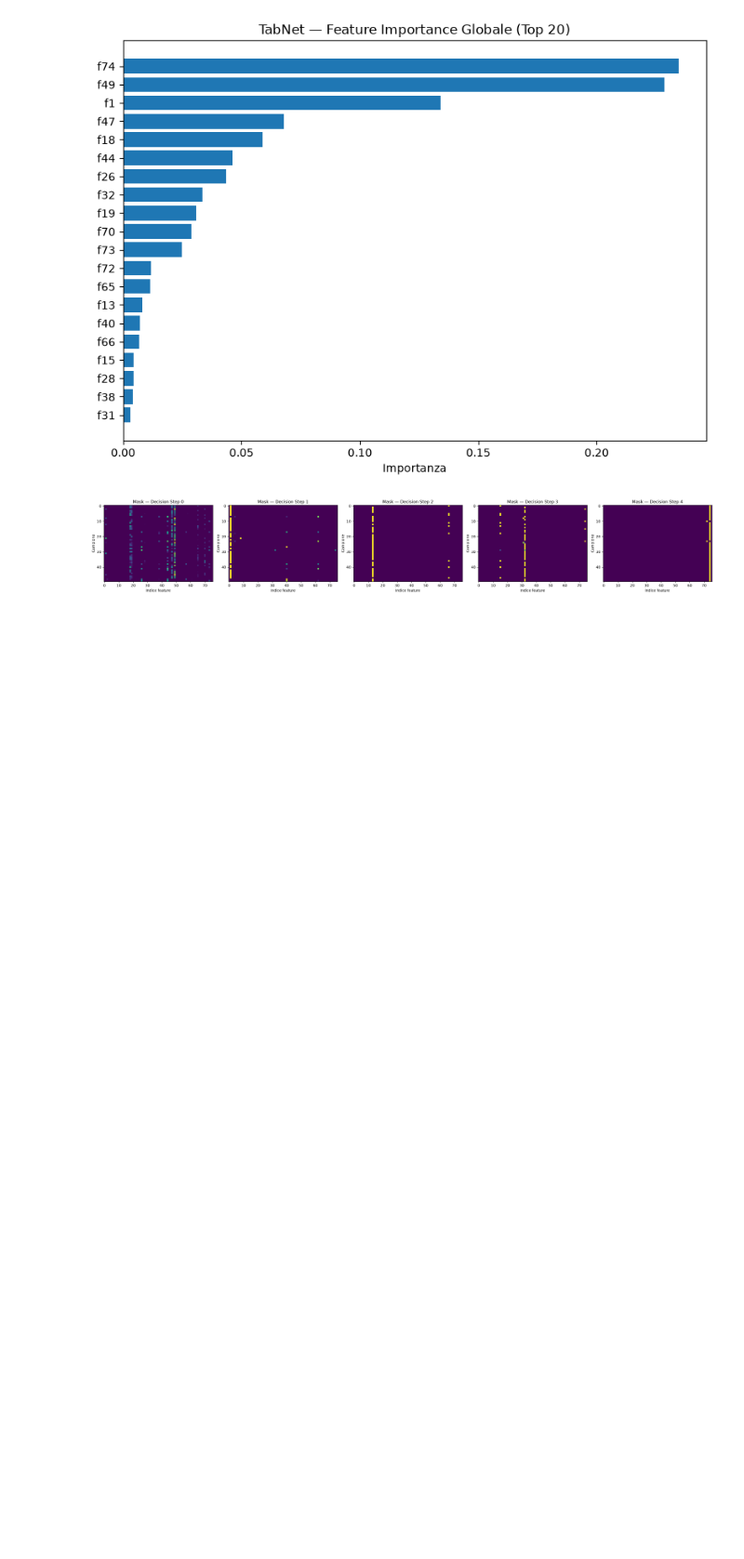
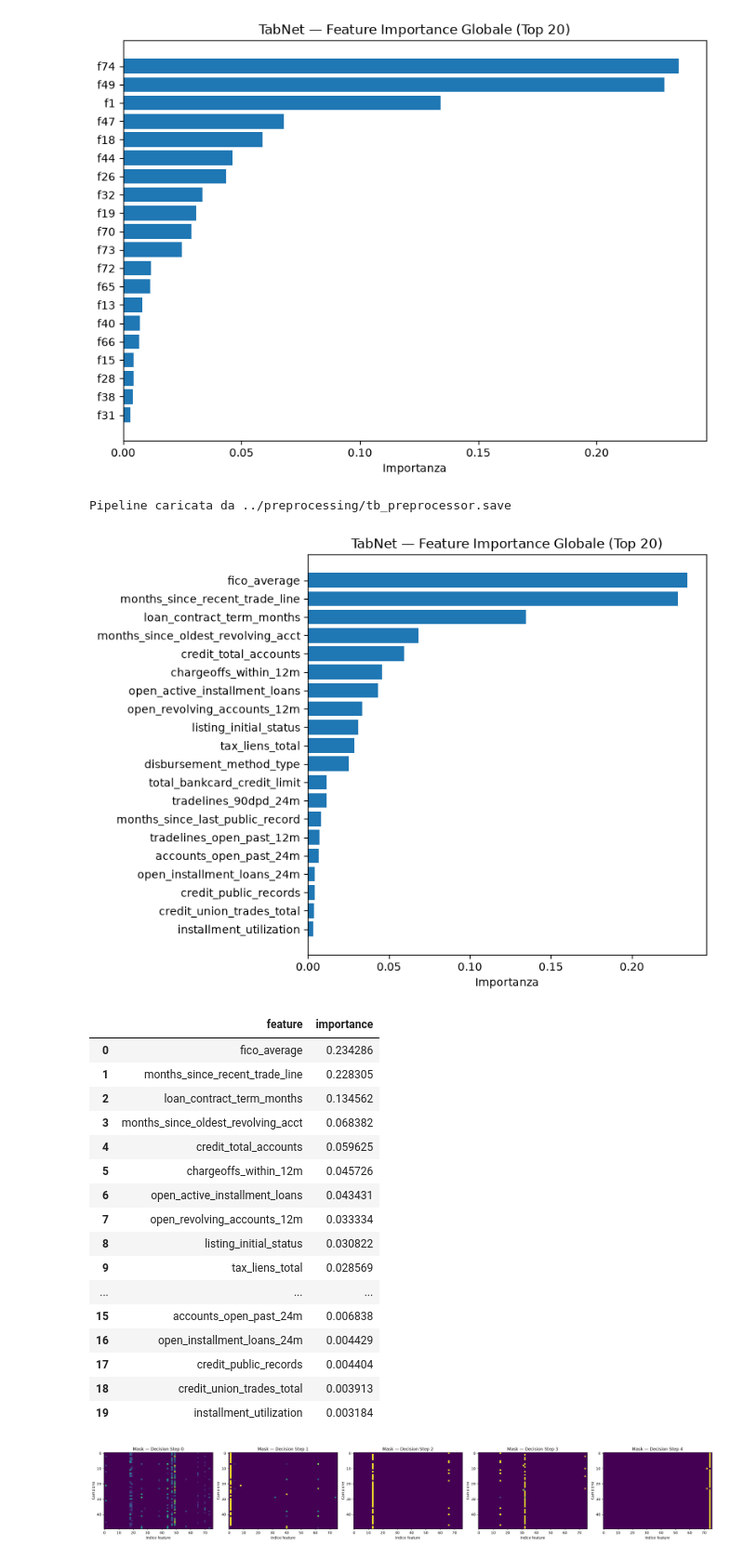
Before and after one commit to gabb-OS/loan-risk-rating-prediction, a Jupyter notebook: src/pipeline_tabnet.ipynb, the cells around one changed output. Shown at 93% size. Saved outputs shown, nothing was run; the diff lists cells and outputs as text; code cells hidden in the pictures; blank space fills up the shorter version.

```diff
--- a/src/pipeline_tabnet.ipynb
+++ b/src/pipeline_tabnet.ipynb
@@ -706,6 +738,65 @@ plt.tight_layout()
 plt.show()
 # %% [output]
 [figure]
+# %%
+MODEL_PATH        = os.path.join(MODEL_DIR,   "tb.zip")
+PREPROCESSOR_PATH = os.path.join(PREPROC_DIR, "tb_preprocessor.save")
+
+# 1. Carica il preprocessor fittato (contiene i nomi ordinati delle feature)
+pipe = CompletePipelineTabNet.load(PREPROCESSOR_PATH)
+feature_names = pipe.label_encoder.all_columns_
+
+# 2. Carica il modello TabNet addestrato (feature_importances_ NON viene ripristinata)
+model = TabNetClassifier()
+model.load_model(MODEL_PATH)
+
+# 3. Ricalcola la feature importance globale: servono dati rappresentativi in input.
+#    Per numeri identici al training, usare lo stesso split di train; altrimenti
+#    un qualsiasi set rappresentativo (es. X_test) da' comunque un quadro globale valido.
+X_raw = X_test                       # oppure ricaricare train.csv e droppare "grade"
+X_np = pipe.transform(X_raw)         # pipe.is_fitted_ e' True -> solo transform
+
+M_explain, _ = model.explain(X_np)           # importanza per campione, per colonna
+importances = M_explain.sum(axis=0)
+importances = importances / importances.sum()
+# (equivalente: importances = model._compute_feature_importances(X_np))
+
+assert len(feature_names) == len(importances), (
+    f"Mismatch: {len(feature_names)} nomi vs {len(importances)} importanze. "
+    "Preprocessor e modello provengono da versioni diverse della pipeline?"
+)
+
+# 4. Associa i nomi e visualizza
+imp_df = (pd.DataFrame({"feature": feature_names, "importance": importances})
+            .sort_values("importance", ascending=False)
+            .reset_index(drop=True))
+
+plt.figure(figsize=(8, max(4, len(imp_df.head(20)) * 0.3)))
+plt.barh(imp_df["feature"].head(20)[::-1], imp_df["importance"].head(20)[::-1])
+plt.xlabel("Importanza"); plt.title("TabNet — Feature Importance Globale (Top 20)")
+plt.tight_layout(); plt.show()
+
+imp_df.head(20)
+# %% [output]
+Pipeline caricata da ../preprocessing/tb_preprocessor.save
+[figure, added]
+|  | feature | importance |
+| 0 | fico_average | 0.234286 |
+| 1 | months_since_recent_trade_line | 0.228305 |
+| 2 | loan_contract_term_months | 0.134562 |
+| 3 | months_since_oldest_revolving_acct | 0.068382 |
+| 4 | credit_total_accounts | 0.059625 |
+| 5 | chargeoffs_within_12m | 0.045726 |
+| 6 | open_active_installment_loans | 0.043431 |
+| 7 | open_revolving_accounts_12m | 0.033334 |
+| 8 | listing_initial_status | 0.030822 |
+| 9 | tax_liens_total | 0.028569 |
+| ... | ... | ... |
+| 15 | accounts_open_past_24m | 0.006838 |
+| 16 | open_installment_loans_24m | 0.004429 |
+| 17 | credit_public_records | 0.004404 |
+| 18 | credit_union_trades_total | 0.003913 |
+| 19 | installment_utilization | 0.003184 |
 # %%
 # Mask di attenzione per decision step
 explain_matrix, masks = best_model.explain(X_val_np)
```
Also changed, not shown: parts of 5 cells of this notebook, 1 other file.
